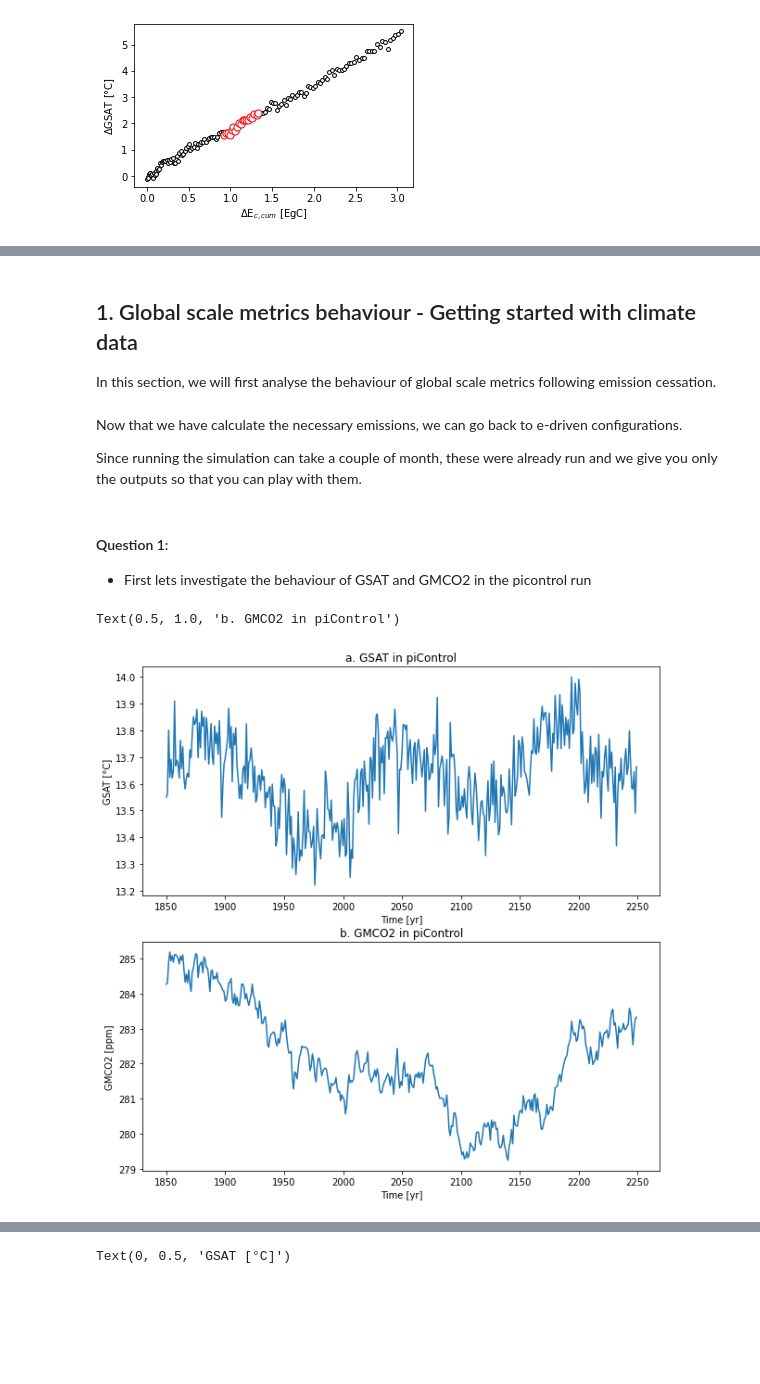
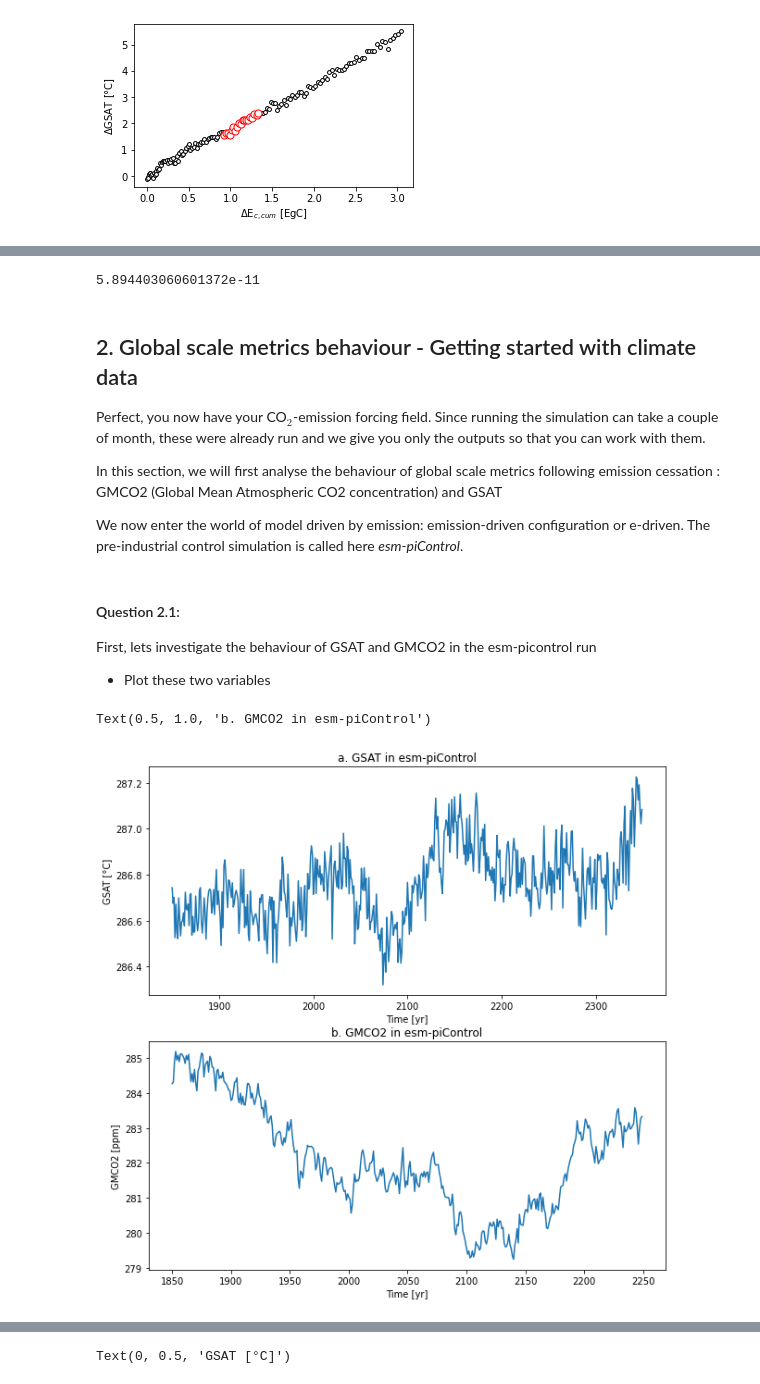
Before and after one commit to acsed-dot/TP-MSOAC-Climate_change, a Jupyter notebook: topics/3-CNRM-ESM2-2_emission_driven.ipynb, the cells around one changed output, grey strips where cells are left out. Saved outputs shown, nothing was run; the diff lists cells and outputs as text; code cells hidden in the pictures; blank space fills up the shorter version.

```diff
--- a/topics/3-CNRM-ESM2-2_emission_driven.ipynb
+++ b/topics/3-CNRM-ESM2-2_emission_driven.ipynb
@@ -470,30 +549,40 @@ D_E1yr = +0.02/TCRE
+# %%
+D_E1yr_convert_distributed_monthly
+# %% [output]
+5.894403060601372e-11
 # %% [markdown]
 <a id="section-1"></a>
-## 1. Global scale metrics behaviour - Getting started with climate data
+## 2. Global scale metrics behaviour - Getting started with climate data
 
-In this section, we will first analyse the behaviour of global scale metrics following emission cessation.
+Perfect, you now have your CO$_2$-emission forcing field. Since running the simulation can take a couple of month, these were already run and we give you only the outputs so that you can work with them.
+
+In this section, we will first analyse the behaviour of global scale metrics following emission cessation : GMCO2 (Global Mean Atmospheric CO2 concentration) and GSAT
+
+We now enter the world of model driven by emission: emission-driven configuration or e-driven. The pre-industrial control simulation is called here _esm-piControl_.
-# %% [markdown]
-Now that we have calculate the necessary emissions, we can go back to e-driven configurations.
-
-Since running the simulation can take a couple of month, these were already run and we give you only the outputs so that you can play with them.
+# %%
+# load variables
+df_GSAT = pd.read_csv("./../data/CNRM-ESM2-2/e-driven/dataframe/dataframe_02Kpd_timeseries_yearly_tas_Amon.csv")
+df_CO2 = pd.read_csv("./../data/CNRM-ESM2-2/e-driven/dataframe/dataframe_02Kpd_timeseries_yearly_co2s.csv")
 # %% [markdown]
-#### Question 1:
+#### Question 2.1:
 
-* First lets investigate the behaviour of GSAT and GMCO2 in the picontrol run
+First, lets investigate the behaviour of GSAT and GMCO2 in the esm-picontrol run
+
+* Plot these two variables
 # %%
 fig, axes = plt.subplots(2, 1, figsize=(10, 10))
 
-axes[0].plot(df_GSAT["year"], df_GSAT["piControl"])
-axes[1].plot(df_CO2["year"], df_CO2["piControl"])
+axes[0].plot(df_GSAT["year"], df_GSAT["esm-piControl"])
+axes[1].plot(df_CO2["year"], df_CO2["esm-piControl"])
 
 axes[0].set_xlabel("Time [yr]")
 axes[0].set_ylabel("GSAT [°C]")
 axes[1].set_xlabel("Time [yr]")
 axes[1].set_ylabel("GMCO2 [ppm]")
 
-axes[0].set_title("a. GSAT in piControl")
-axes[1].set_title("b. GMCO2 in piControl")
+axes[0].set_title("a. GSAT in esm-piControl")
+axes[1].set_title("b. GMCO2 in esm-piControl")
 # %% [output]
-Text(0.5, 1.0, 'b. GMCO2 in piControl')
+Text(0.5, 1.0, 'b. GMCO2 in esm-piControl')
-[figure, old version]
+[figure, new version]
 # %% [markdown]
```
Also changed, not shown: parts of 108 cells of this notebook, 49 other files.
